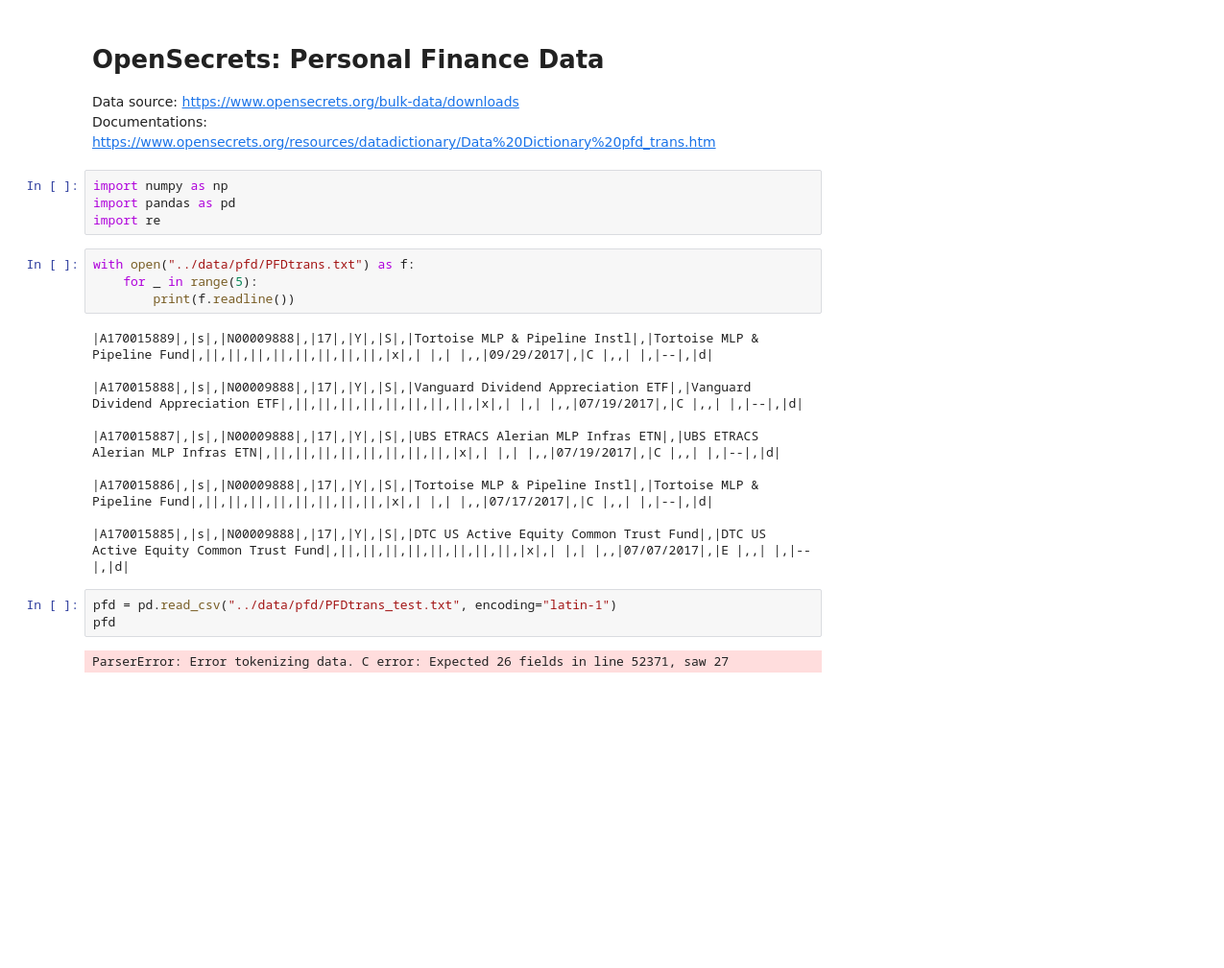
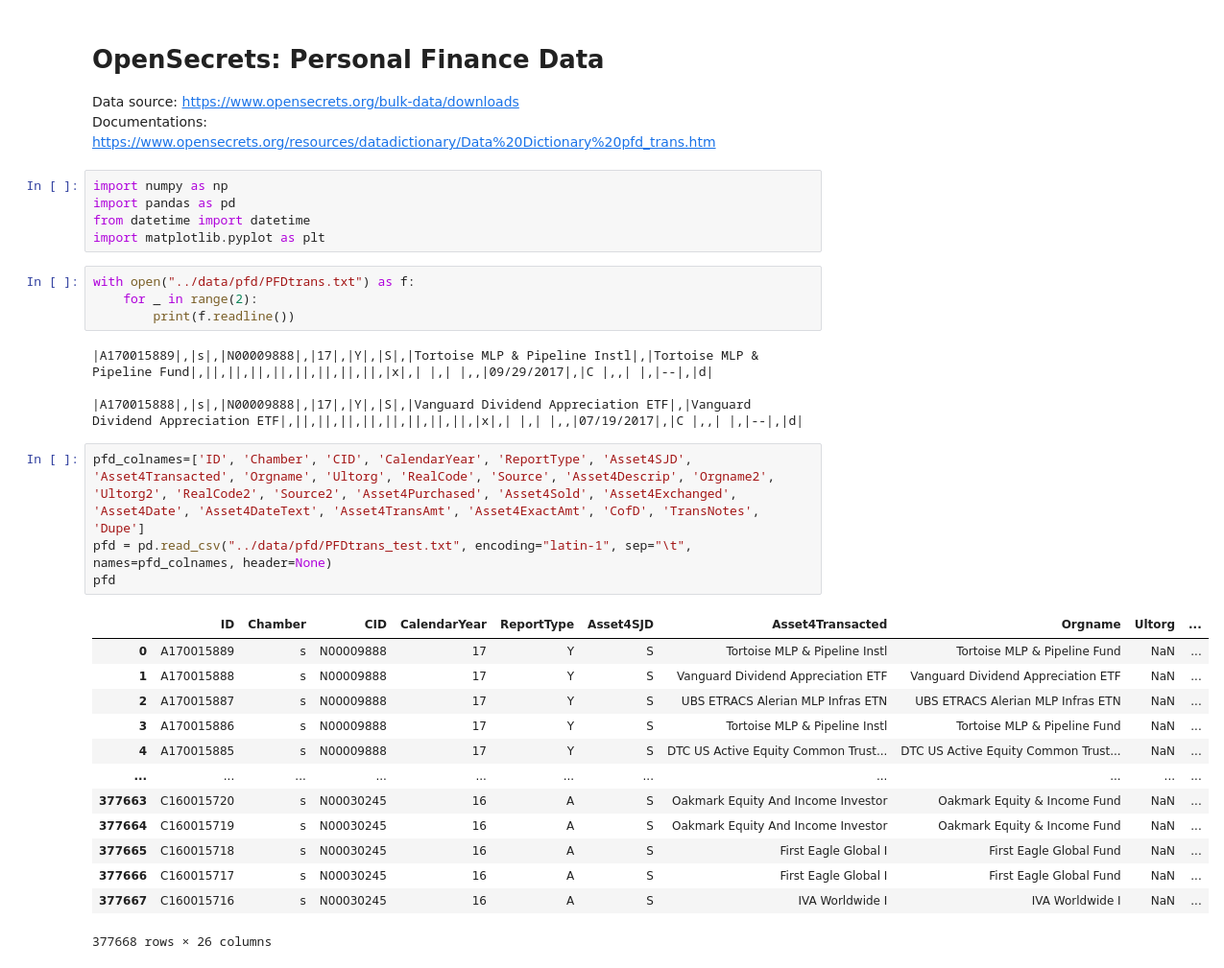
Before and after one commit to oooyiyangc/politician-voting-yc, a Jupyter notebook: src/pfd.ipynb, the cells around one changed output. Shown at 96% size. Saved outputs shown, nothing was run; the diff lists cells and outputs as text; blank space fills up the shorter version.

```diff
--- a/src/pfd.ipynb
+++ b/src/pfd.ipynb
@@ -5,23 +5,31 @@ Documentations: https://www.opensecrets.org/resources/datadictionary/Data%20Dict
 # %%
 import numpy as np
 import pandas as pd
-import re
+from datetime import datetime
+import matplotlib.pyplot as plt
 # %%
 with open("../data/pfd/PFDtrans.txt") as f:
-    for _ in range(5):
+    for _ in range(2):
         print(f.readline())
 # %% [output]
 |A170015889|,|s|,|N00009888|,|17|,|Y|,|S|,|Tortoise MLP & Pipeline Instl|,|Tortoise MLP & Pipeline Fund|,||,||,||,||,||,||,||,||,|x|,| |,| |,,|09/29/2017|,|C |,,| |,|--|,|d|
 
 |A170015888|,|s|,|N00009888|,|17|,|Y|,|S|,|Vanguard Dividend Appreciation ETF|,|Vanguard Dividend Appreciation ETF|,||,||,||,||,||,||,||,||,|x|,| |,| |,,|07/19/2017|,|C |,,| |,|--|,|d|
-
-|A170015887|,|s|,|N00009888|,|17|,|Y|,|S|,|UBS ETRACS Alerian MLP Infras ETN|,|UBS ETRACS Alerian MLP Infras ETN|,||,||,||,||,||,||,||,||,|x|,| |,| |,,|07/19/2017|,|C |,,| |,|--|,|d|
-
-|A170015886|,|s|,|N00009888|,|17|,|Y|,|S|,|Tortoise MLP & Pipeline Instl|,|Tortoise MLP & Pipeline Fund|,||,||,||,||,||,||,||,||,|x|,| |,| |,,|07/17/2017|,|C |,,| |,|--|,|d|
-
-|A170015885|,|s|,|N00009888|,|17|,|Y|,|S|,|DTC US Active Equity Common Trust Fund|,|DTC US Active Equity Common Trust Fund|,||,||,||,||,||,||,||,||,|x|,| |,| |,,|07/07/2017|,|E |,,| |,|--|,|d|
 # %%
-pfd = pd.read_csv("../data/pfd/PFDtrans_test.txt", encoding="latin-1")
+pfd_colnames=['ID', 'Chamber', 'CID', 'CalendarYear', 'ReportType', 'Asset4SJD', 'Asset4Transacted', 'Orgname', 'Ultorg', 'RealCode', 'Source', 'Asset4Descrip', 'Orgname2', 'Ultorg2', 'RealCode2', 'Source2', 'Asset4Purchased', 'Asset4Sold', 'Asset4Exchanged', 'Asset4Date', 'Asset4DateText', 'Asset4TransAmt', 'Asset4ExactAmt', 'CofD', 'TransNotes', 'Dupe']
+pfd = pd.read_csv("../data/pfd/PFDtrans_test.txt", encoding="latin-1", sep="\t", names=pfd_colnames, header=None)
 pfd
 # %% [output]
+|  | ID | Chamber | CID | CalendarYear | ReportType | Asset4SJD | Asset4Transacted | Orgname | Ultorg | ... |
+| 0 | A170015889 | s | N00009888 | 17 | Y | S | Tortoise MLP & Pipeline Instl | Tortoise MLP & Pipeline Fund | NaN | ... |
+| 1 | A170015888 | s | N00009888 | 17 | Y | S | Vanguard Dividend Appreciation ETF | Vanguard Dividend Appreciation ETF | NaN | ... |
+| 2 | A170015887 | s | N00009888 | 17 | Y | S | UBS ETRACS Alerian MLP Infras ETN | UBS ETRACS Alerian MLP Infras ETN | NaN | ... |
+| 3 | A170015886 | s | N00009888 | 17 | Y | S | Tortoise MLP & Pipeline Instl | Tortoise MLP & Pipeline Fund | NaN | ... |
+| 4 | A170015885 | s | N00009888 | 17 | Y | S | DTC US Active Equity Common Trust... | DTC US Active Equity Common Trust... | NaN | ... |
+| ... | ... | ... | ... | ... | ... | ... | ... | ... | ... | ... |
+| 377663 | C160015720 | s | N00030245 | 16 | A | S | Oakmark Equity And Income Investor | Oakmark Equity & Income Fund | NaN | ... |
+| 377664 | C160015719 | s | N00030245 | 16 | A | S | Oakmark Equity And Income Investor | Oakmark Equity & Income Fund | NaN | ... |
+| 377665 | C160015718 | s | N00030245 | 16 | A | S | First Eagle Global I | First Eagle Global Fund | NaN | ... |
+| 377666 | C160015717 | s | N00030245 | 16 | A | S | First Eagle Global I | First Eagle Global Fund | NaN | ... |
+| 377667 | C160015716 | s | N00030245 | 16 | A | S | IVA Worldwide I | IVA Worldwide I | NaN | ... |
-ParserError: Error tokenizing data. C error: Expected 26 fields in line 52371, saw 27
+377668 rows × 26 columns
```
Also changed, not shown: parts of 13 cells of this notebook, 1 other file.
